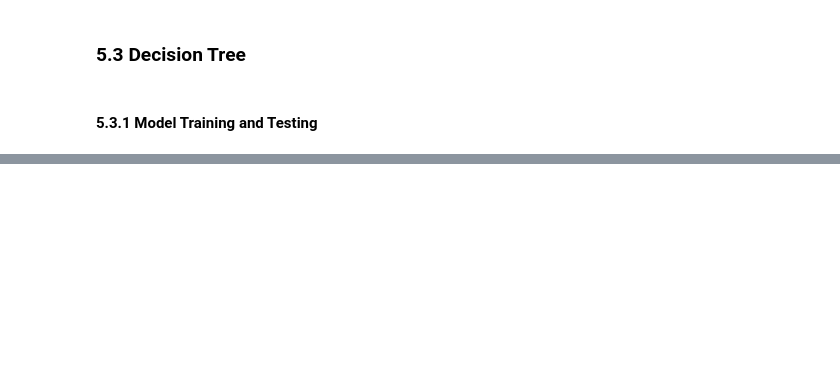
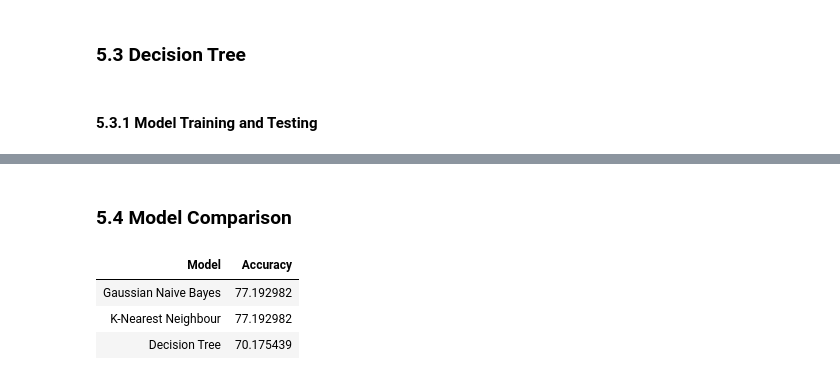
Before and after one commit to HanyaAdel/Heart-Disease-Detection, a Jupyter notebook: Preprocessing.ipynb, the cells around one changed output, grey strips where cells are left out. Saved outputs shown, nothing was run; the diff lists cells and outputs as text; code cells hidden in the pictures; blank space fills up the shorter version.

```diff
--- a/Preprocessing.ipynb
+++ b/Preprocessing.ipynb
@@ -586,0 +647,13 @@ BrokenPipeError: [Errno 32] Broken pipe
+# %% [markdown]
+### 5.4 Model Comparison
+# %%
+compare = pd.DataFrame({'Model': ['Gaussian Naive Bayes', 'K-Nearest Neighbour', 'Decision Tree'],
+                        'Accuracy': [ GNBA*100, KNNA*100, DTA*100]})
+
+# --- Create Accuracy Comparison Table ---
+compare.style.hide_index().set_properties(**{'font-family': 'Segoe UI'})
+# %% [output]
+| Model | Accuracy |
+| Gaussian Naive Bayes | 77.192982 |
+| K-Nearest Neighbour | 77.192982 |
+| Decision Tree | 70.175439 |
```
Also changed, not shown: parts of 22 cells of this notebook.
